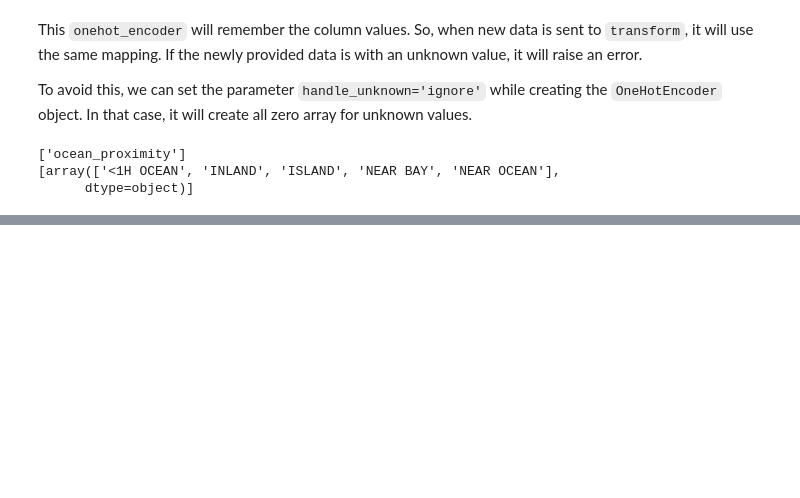
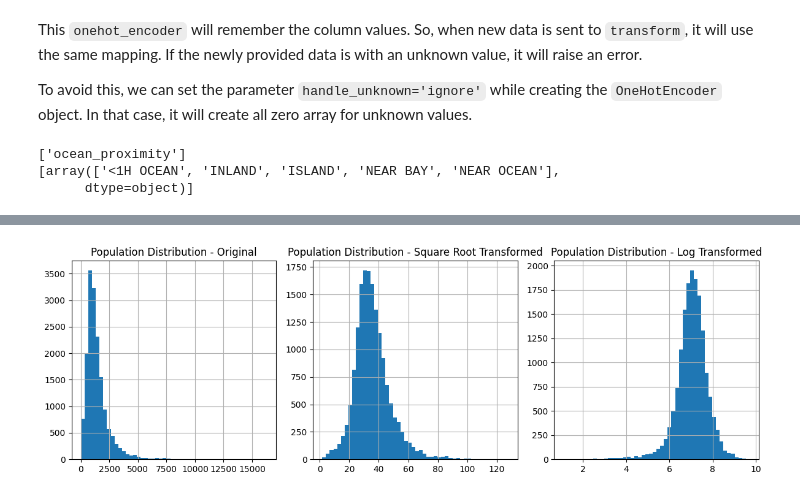
Before and after one commit to 0xba1a/0xba1a.github.com, a Jupyter notebook: code/homl/chapter-2/california_home_price.ipynb, the cells around one changed output, grey strips where cells are left out. Cells and saved outputs as stored; diff of their text form; code cells hidden in the pictures; blank space fills up the shorter version.

```diff
--- a/code/homl/chapter-2/california_home_price.ipynb
+++ b/code/homl/chapter-2/california_home_price.ipynb
@@ -371,0 +409,19 @@ print(onehot_encoder.categories_)
+# %%
+housing = strat_train_set.copy()
+
+fig, (ax1, ax2, ax3) = plt.subplots(1, 3, figsize=(12, 4))
+
+housing['population'].hist(bins=50, ax=ax1)
+ax1.set_title("Population Distribution - Original")
+
+housing['population'].apply(lambda x: np.sqrt(x)).hist(bins=50, ax=ax2)
+ax2.set_title("Population Distribution - Square Root Transformed") # slightly right skewed
+
+housing['population'].apply(lambda x: np.log(x)).hist(bins=50, ax=ax3)
+ax3.set_title("Population Distribution - Log Transformed") # slightly left skewed
+
+# Always bell curve is better for ML algorithms
+plt.tight_layout()
+plt.show()
+# %% [output]
+[figure, added]
```
Also changed, not shown: parts of 19 cells of this notebook.
